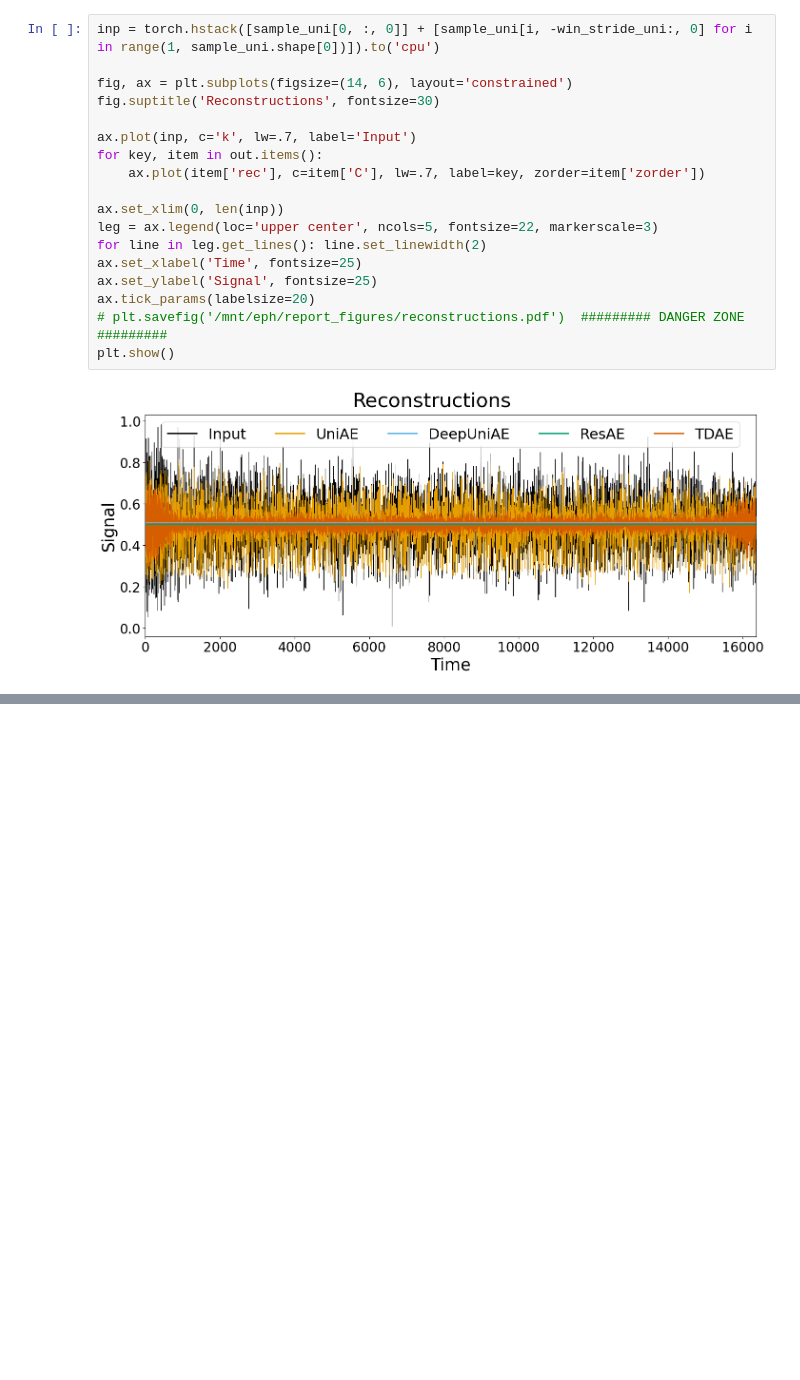
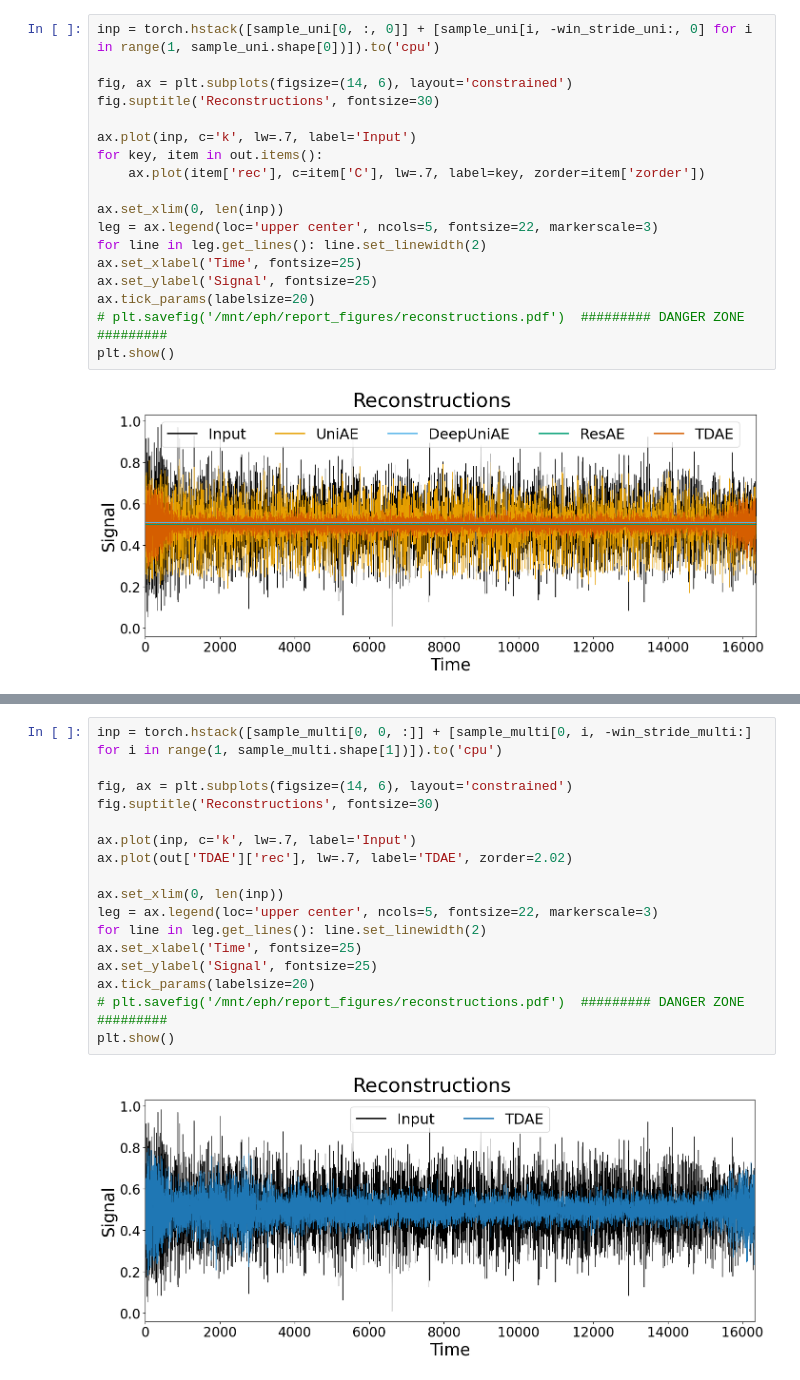
Before and after one commit to GioMai24/Autoencoder-for-GW-Detection, a Jupyter notebook: model_inspector.ipynb, the cells around one changed output, grey strips where cells are left out. Drawn from its saved outputs; the diff is of its cells as text; blank space fills up the shorter version.

```diff
--- a/model_inspector.ipynb
+++ b/model_inspector.ipynb
@@ -395,0 +318,19 @@ plt.show()
+# %%
+inp = torch.hstack([sample_multi[0, 0, :]] + [sample_multi[0, i, -win_stride_multi:] for i in range(1, sample_multi.shape[1])]).to('cpu')
+
+fig, ax = plt.subplots(figsize=(14, 6), layout='constrained')
+fig.suptitle('Reconstructions', fontsize=30)
+
+ax.plot(inp, c='k', lw=.7, label='Input')
+ax.plot(out['TDAE']['rec'], lw=.7, label='TDAE', zorder=2.02)
+
+ax.set_xlim(0, len(inp))
+leg = ax.legend(loc='upper center', ncols=5, fontsize=22, markerscale=3)
+for line in leg.get_lines(): line.set_linewidth(2)
+ax.set_xlabel('Time', fontsize=25)
+ax.set_ylabel('Signal', fontsize=25)
+ax.tick_params(labelsize=20)
+# plt.savefig('/mnt/eph/report_figures/reconstructions.pdf')  ######### DANGER ZONE #########
+plt.show()
+# %% [output]
+[figure, added]
```
Also changed, not shown: parts of 31 cells of this notebook, 7 other files.
